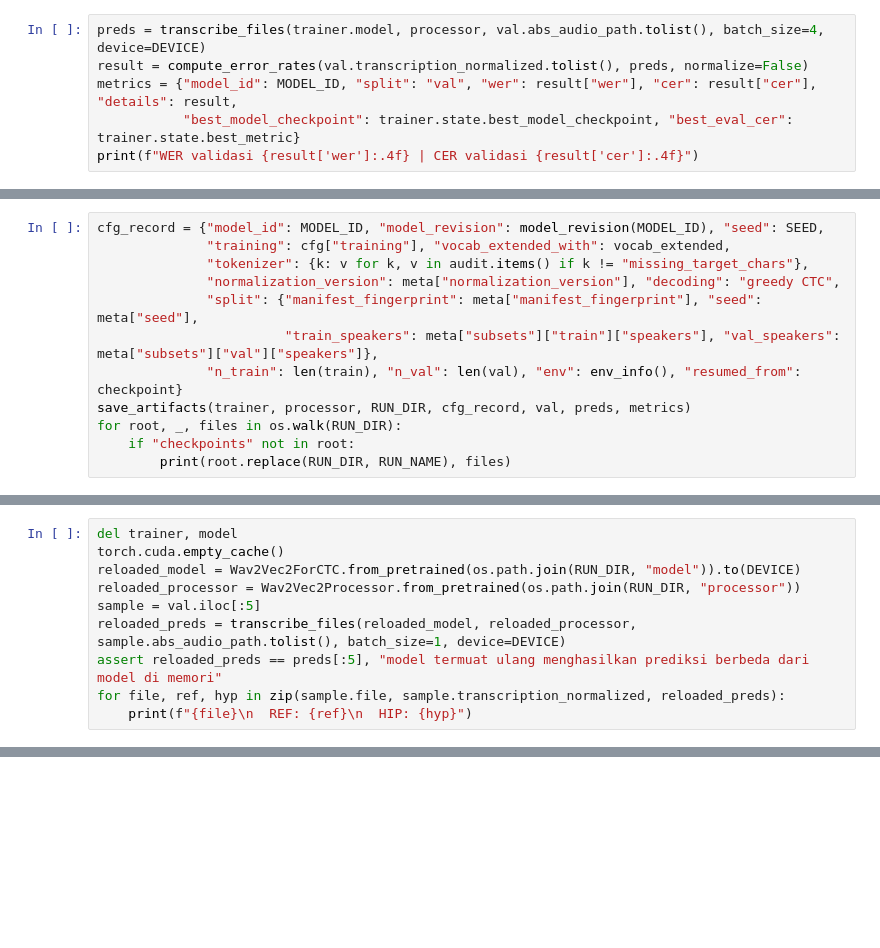
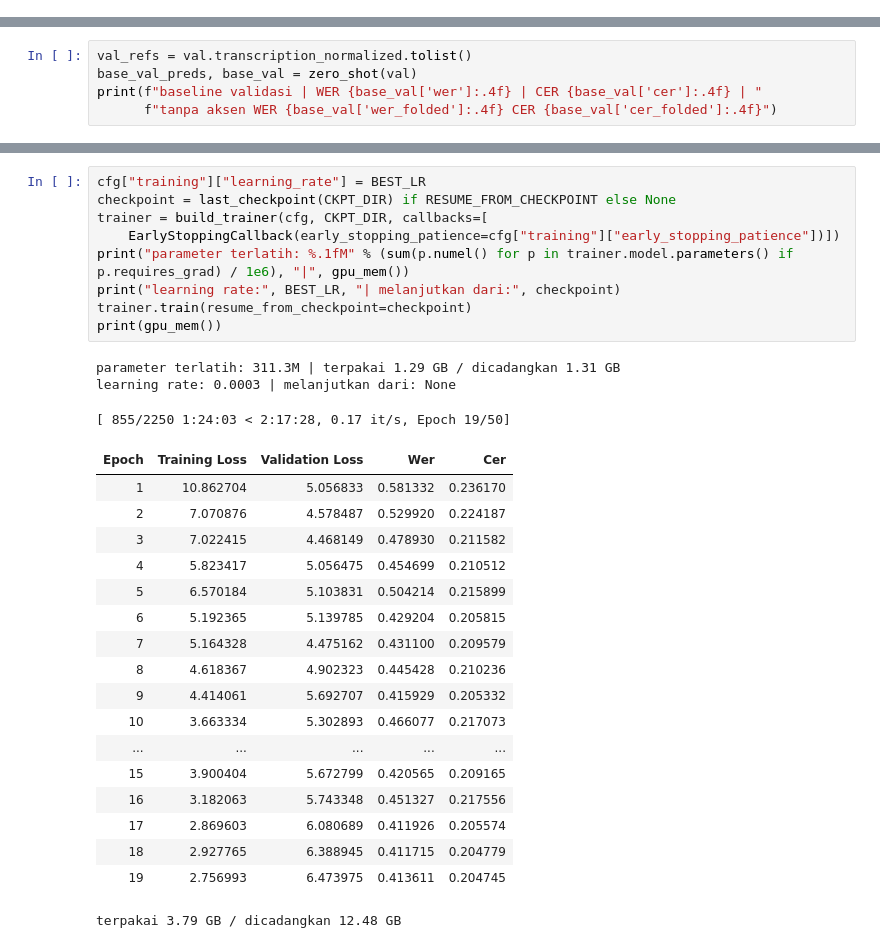
Before and after one commit to 0xNathaniel/sundanese-asr, a Jupyter notebook: ASR/notebooks/03_finetune_indonesian_nlp.ipynb, the cells around one changed output, grey strips where cells are left out. Saved outputs shown, nothing was run; the diff lists cells and outputs as text; blank space fills up the shorter version.

```diff
--- a/ASR/notebooks/03_finetune_indonesian_nlp.ipynb
+++ b/ASR/notebooks/03_finetune_indonesian_nlp.ipynb
@@ -591,6 +0,0 @@ Prediksi validasi akhir memakai **model terpilih** (CER terbaik) dengan dekode C
-# %%
-preds = transcribe_files(trainer.model, processor, val.abs_audio_path.tolist(), batch_size=4, device=DEVICE)
-result = compute_error_rates(val.transcription_normalized.tolist(), preds, normalize=False)
-metrics = {"model_id": MODEL_ID, "split": "val", "wer": result["wer"], "cer": result["cer"], "details": result,
-           "best_model_checkpoint": trainer.state.best_model_checkpoint, "best_eval_cer": trainer.state.best_metric}
-print(f"WER validasi {result['wer']:.4f} | CER validasi {result['cer']:.4f}")
@@ -600,12 +0,0 @@ Model, prosesor, konfigurasi, riwayat, prediksi, dan metrik disimpan di `RUN_DIR
-# %%
-cfg_record = {"model_id": MODEL_ID, "model_revision": model_revision(MODEL_ID), "seed": SEED,
-              "training": cfg["training"], "vocab_extended_with": vocab_extended,
-              "tokenizer": {k: v for k, v in audit.items() if k != "missing_target_chars"},
-              "normalization_version": meta["normalization_version"], "decoding": "greedy CTC",
-              "split": {"manifest_fingerprint": meta["manifest_fingerprint"], "seed": meta["seed"],
-                        "train_speakers": meta["subsets"]["train"]["speakers"], "val_speakers": meta["subsets"]["val"]["speakers"]},
-              "n_train": len(train), "n_val": len(val), "env": env_info(), "resumed_from": checkpoint}
-save_artifacts(trainer, processor, RUN_DIR, cfg_record, val, preds, metrics)
-for root, _, files in os.walk(RUN_DIR):
-    if "checkpoints" not in root:
-        print(root.replace(RUN_DIR, RUN_NAME), files)
@@ -615,10 +0,0 @@ Model dan prosesor yang **tersimpan** dimuat ulang dari disk lalu dipakai mentra
-# %%
-del trainer, model
-torch.cuda.empty_cache()
-reloaded_model = Wav2Vec2ForCTC.from_pretrained(os.path.join(RUN_DIR, "model")).to(DEVICE)
-reloaded_processor = Wav2Vec2Processor.from_pretrained(os.path.join(RUN_DIR, "processor"))
-sample = val.iloc[:5]
-reloaded_preds = transcribe_files(reloaded_model, reloaded_processor, sample.abs_audio_path.tolist(), batch_size=1, device=DEVICE)
-assert reloaded_preds == preds[:5], "model termuat ulang menghasilkan prediksi berbeda dari model di memori"
-for file, ref, hyp in zip(sample.file, sample.transcription_normalized, reloaded_preds):
-    print(f"{file}\n  REF: {ref}\n  HIP: {hyp}")
@@ -624,0 +694,5 @@ for file, ref, hyp in zip(sample.file, sample.transcription_normalized, reloaded
+# %%
+val_refs = val.transcription_normalized.tolist()
+base_val_preds, base_val = zero_shot(val)
+print(f"baseline validasi | WER {base_val['wer']:.4f} | CER {base_val['cer']:.4f} | "
+      f"tanpa aksen WER {base_val['wer_folded']:.4f} CER {base_val['cer_folded']:.4f}")
@@ -624,0 +808,31 @@ for file, ref, hyp in zip(sample.file, sample.transcription_normalized, reloaded
+# %%
+cfg["training"]["learning_rate"] = BEST_LR
+checkpoint = last_checkpoint(CKPT_DIR) if RESUME_FROM_CHECKPOINT else None
+trainer = build_trainer(cfg, CKPT_DIR, callbacks=[
+    EarlyStoppingCallback(early_stopping_patience=cfg["training"]["early_stopping_patience"])])
+print("parameter terlatih: %.1fM" % (sum(p.numel() for p in trainer.model.parameters() if p.requires_grad) / 1e6), "|", gpu_mem())
+print("learning rate:", BEST_LR, "| melanjutkan dari:", checkpoint)
+trainer.train(resume_from_checkpoint=checkpoint)
+print(gpu_mem())
+# %% [output]
+parameter terlatih: 311.3M | terpakai 1.29 GB / dicadangkan 1.31 GB
+learning rate: 0.0003 | melanjutkan dari: None
+[ 855/2250 1:24:03 < 2:17:28, 0.17 it/s, Epoch 19/50]
+| Epoch | Training Loss | Validation Loss | Wer | Cer |
+| 1 | 10.862704 | 5.056833 | 0.581332 | 0.236170 |
+| 2 | 7.070876 | 4.578487 | 0.529920 | 0.224187 |
+| 3 | 7.022415 | 4.468149 | 0.478930 | 0.211582 |
+| 4 | 5.823417 | 5.056475 | 0.454699 | 0.210512 |
+| 5 | 6.570184 | 5.103831 | 0.504214 | 0.215899 |
+| 6 | 5.192365 | 5.139785 | 0.429204 | 0.205815 |
+| 7 | 5.164328 | 4.475162 | 0.431100 | 0.209579 |
+| 8 | 4.618367 | 4.902323 | 0.445428 | 0.210236 |
+| 9 | 4.414061 | 5.692707 | 0.415929 | 0.205332 |
+| 10 | 3.663334 | 5.302893 | 0.466077 | 0.217073 |
+| ... | ... | ... | ... | ... |
+| 15 | 3.900404 | 5.672799 | 0.420565 | 0.209165 |
+| 16 | 3.182063 | 5.743348 | 0.451327 | 0.217556 |
+| 17 | 2.869603 | 6.080689 | 0.411926 | 0.205574 |
+| 18 | 2.927765 | 6.388945 | 0.411715 | 0.204779 |
+| 19 | 2.756993 | 6.473975 | 0.413611 | 0.204745 |
+terpakai 3.79 GB / dicadangkan 12.48 GB
```
Also changed, not shown: parts of 51 cells of this notebook.
